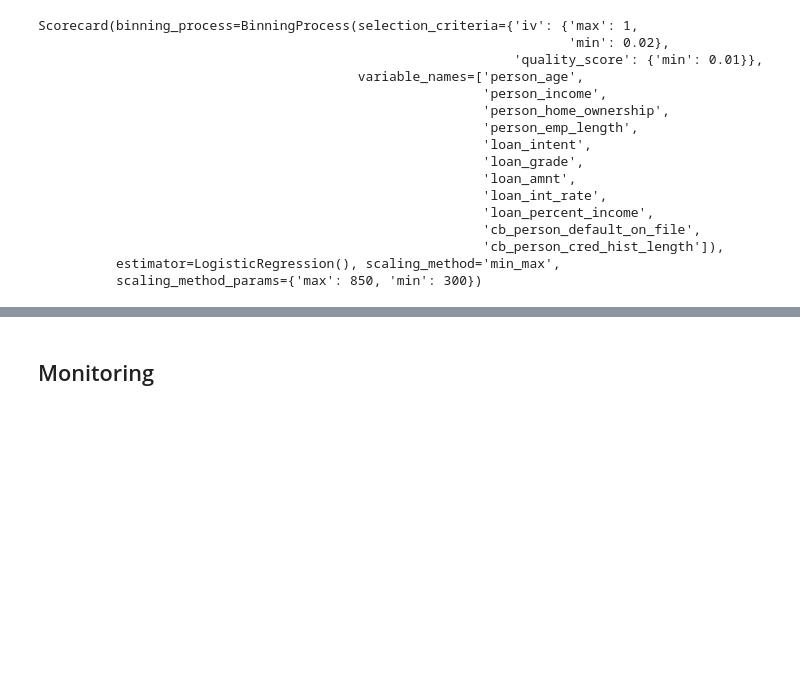
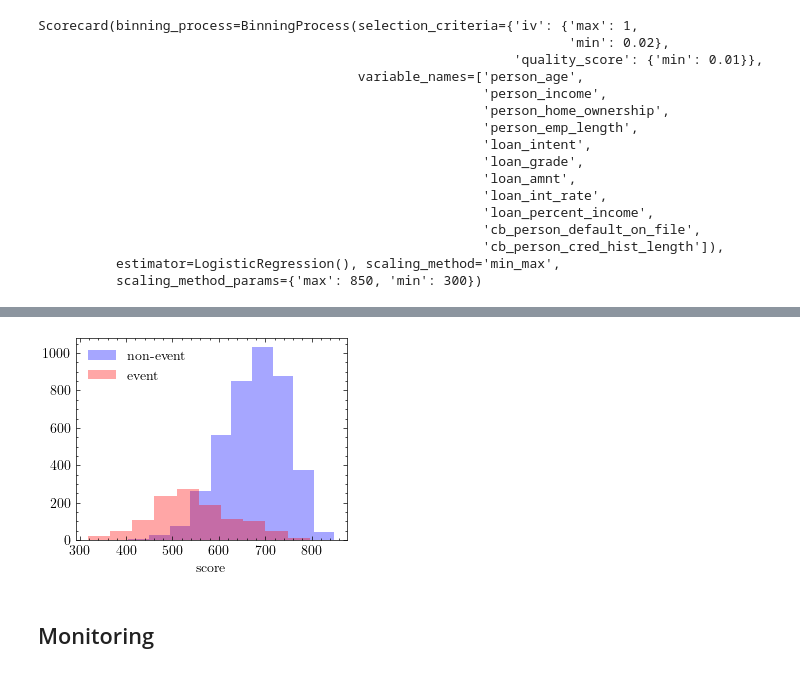
Before and after one commit to oun-vikreth/oun-vikreth.github.io, a Jupyter notebook: posts/credit scoring/code.ipynb, the cells around one changed output, grey strips where cells are left out. Drawn from its saved outputs; the diff is of its cells as text; code cells hidden in the pictures; blank space fills up the shorter version.

```diff
--- a/posts/credit scoring/code.ipynb
+++ b/posts/credit scoring/code.ipynb
@@ -203,3 +263,14 @@ Copyright (c) 2019-2024 Guillermo Navas-Palencia, Apache License 2.0
+# %%
+score = scorecard.score(X_test)
+# %%
+mask = y_test == 0
+plt.hist(score[mask], label="non-event", color="b", alpha=0.35)
+plt.hist(score[~mask], label="event", color="r", alpha=0.35)
+plt.xlabel("score")
+plt.legend()
+plt.show()
+# %% [output]
+[figure, added]
 # %% [markdown]
 ## Monitoring
 # %%
```
Also changed, not shown: parts of 10 cells of this notebook, 10 other files.
